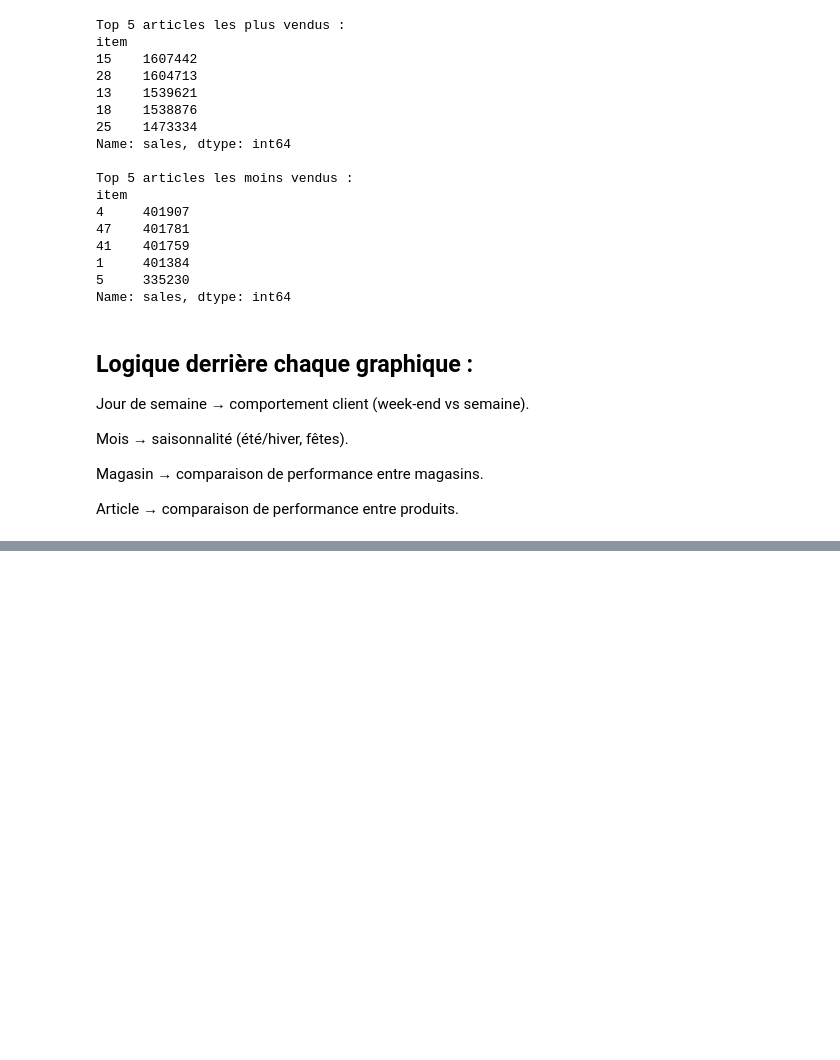
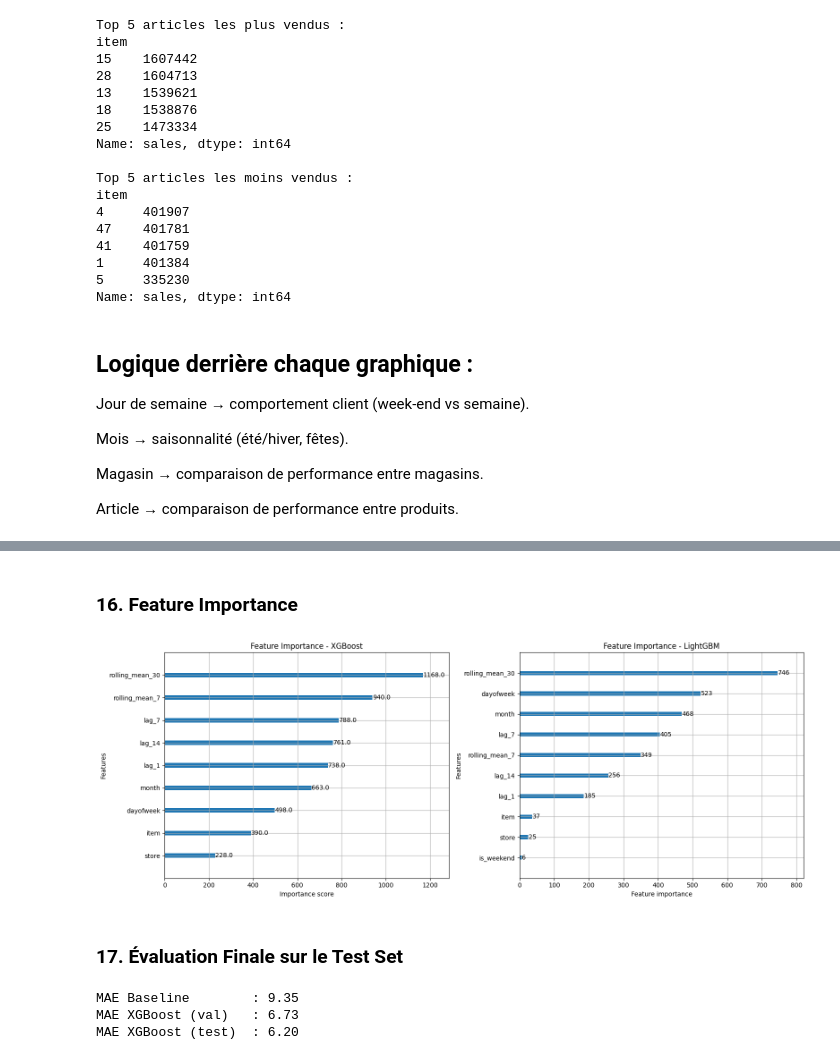
Before and after one commit to fatouu50/Time-Series-Forecasting-ML, a Jupyter notebook: Mois_1_Machine_Learning/ML_Forecasting.ipynb, the cells around one changed output, grey strips where cells are left out. Drawn from its saved outputs; the diff is of its cells as text; code cells hidden in the pictures; blank space fills up the shorter version.

```diff
--- a/Mois_1_Machine_Learning/ML_Forecasting.ipynb
+++ b/Mois_1_Machine_Learning/ML_Forecasting.ipynb
@@ -272,0 +437,13 @@ Article → comparaison de performance entre produits.
+# %%
+df = df.dropna()
+
+date_val = "2017-07-01"
+date_test = "2017-10-01"
+
+train_df = df[df['date'] < date_val]
+val_df = df[(df['date'] >= date_val) & (df['date'] < date_test)]
+test_df = df[df['date'] >= date_test]
+
+print(f"Train set : {train_df.shape[0]:,} lignes")
+print(f"Validation set : {val_df.shape[0]:,} lignes")
+print(f"Test set : {test_df.shape[0]:,} lignes")
@@ -272,0 +528,18 @@ Article → comparaison de performance entre produits.
+# %%
+from lightgbm import LGBMRegressor
+
+# 1. Créer le modèle
+model_lgbm = LGBMRegressor(n_estimators=100, random_state=42)
+
+# 2. Entraîner sur le Train set
+model_lgbm.fit(X_train, y_train)
+
+# 3. Prédire sur le Validation set
+y_pred_lgbm = model_lgbm.predict(X_val)
+
+# 4. Calculer l'erreur
+mae_lgbm = mean_absolute_error(y_val, y_pred_lgbm)
+
+print(f"MAE Baseline : {mae_baseline:.2f}")
+print(f"MAE XGBoost  : {mae_xgb:.2f}")
+print(f"MAE LightGBM : {mae_lgbm:.2f}")
@@ -272,0 +556,33 @@ Article → comparaison de performance entre produits.
+# %% [markdown]
+### 16. Feature Importance
+# %%
+from xgboost import plot_importance
+
+fig, axes = plt.subplots(1, 2, figsize=(16, 6))
+
+# XGBoost
+plot_importance(model_xgb, ax=axes[0], title='Feature Importance - XGBoost')
+
+# LightGBM
+from lightgbm import plot_importance as lgbm_plot_importance
+lgbm_plot_importance(model_lgbm, ax=axes[1], title='Feature Importance - LightGBM')
+
+plt.tight_layout()
+plt.show()
+# %% [output]
+[figure, added]
+# %% [markdown]
+### 17. Évaluation Finale sur le Test Set
+# %%
+# On prend le meilleur modèle (XGBoost) et on le teste sur les données cachées
+y_pred_final = model_xgb.predict(X_test)
+
+mae_final = mean_absolute_error(y_test, y_pred_final)
+
+print(f"MAE Baseline        : {mae_baseline:.2f}")
+print(f"MAE XGBoost (val)   : {mae_xgb:.2f}")
+print(f"MAE XGBoost (test)  : {mae_final:.2f}")
+# %% [output]
+MAE Baseline        : 9.35
+MAE XGBoost (val)   : 6.73
+MAE XGBoost (test)  : 6.20
```
Also changed, not shown: parts of 33 cells of this notebook.
